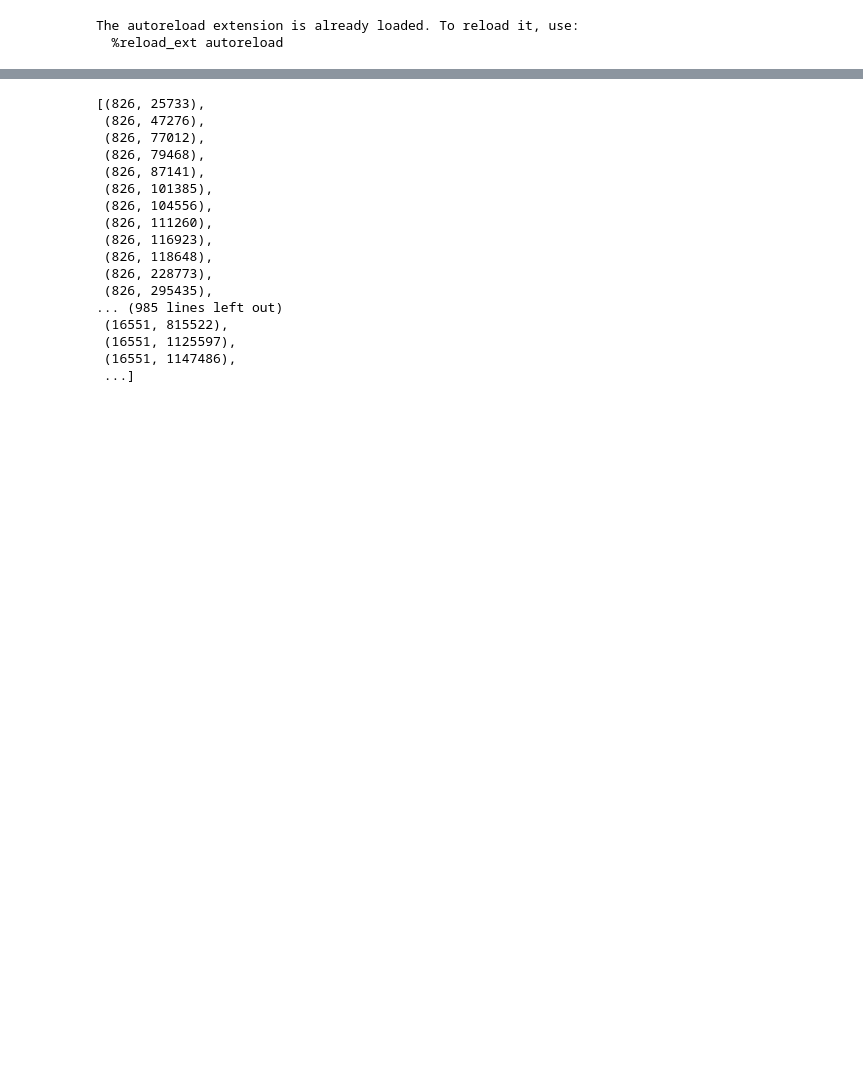
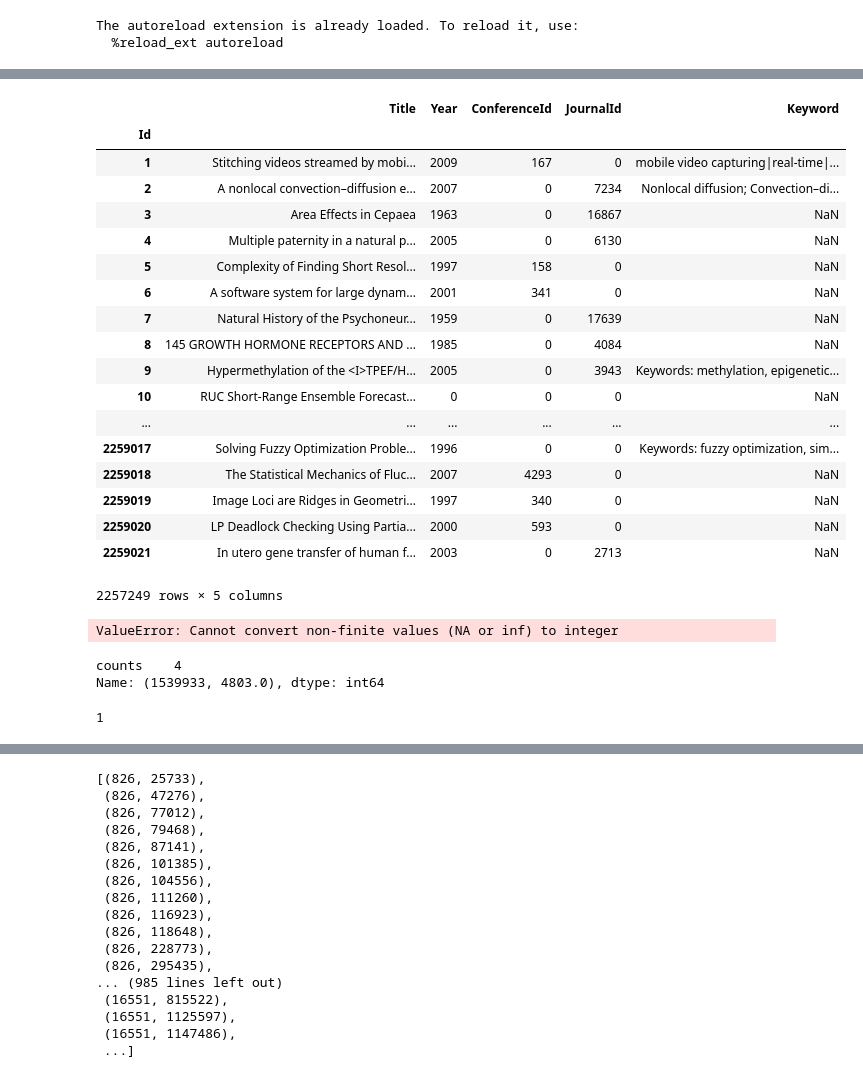
Before and after one commit to thao9611/KDD-Cup, a Jupyter notebook: harry_test.ipynb, the cells around one changed output, grey strips where cells are left out. Saved outputs shown, nothing was run; the diff lists cells and outputs as text; code cells hidden in the pictures; blank space fills up the shorter version.

```diff
--- a/harry_test.ipynb
+++ b/harry_test.ipynb
@@ -15,0 +55,51 @@ validset = pd.read_csv('dataRev2/Valid.csv')
+# %%
+papers = dataset['paper'].set_index('Id')
+papers
+
+#papers.loc[1359549]['ConferenceId']
+# %% [output]
+|  | Title | Year | ConferenceId | JournalId | Keyword |
+| Id |  |  |  |  |  |
+| 1 | Stitching videos streamed by mobi... | 2009 | 167 | 0 | mobile video capturing|real-time|... |
+| 2 | A nonlocal convection–diffusion e... | 2007 | 0 | 7234 | Nonlocal diffusion; Convection–di... |
+| 3 | Area Effects in Cepaea | 1963 | 0 | 16867 | NaN |
+| 4 | Multiple paternity in a natural p... | 2005 | 0 | 6130 | NaN |
+| 5 | Complexity of Finding Short Resol... | 1997 | 158 | 0 | NaN |
+| 6 | A software system for large dynam... | 2001 | 341 | 0 | NaN |
+| 7 | Natural History of the Psychoneur... | 1959 | 0 | 17639 | NaN |
+| 8 | 145 GROWTH HORMONE RECEPTORS AND ... | 1985 | 0 | 4084 | NaN |
+| 9 | Hypermethylation of the <I>TPEF/H... | 2005 | 0 | 3943 | Keywords: methylation, epigenetic... |
+| 10 | RUC Short-Range Ensemble Forecast... | 0 | 0 | 0 | NaN |
+| ... | ... | ... | ... | ... | ... |
+| 2259017 | Solving Fuzzy Optimization Proble... | 1996 | 0 | 0 | Keywords: fuzzy optimization, sim... |
+| 2259018 | The Statistical Mechanics of Fluc... | 2007 | 4293 | 0 | NaN |
+| 2259019 | Image Loci are Ridges in Geometri... | 1997 | 340 | 0 | NaN |
+| 2259020 | LP Deadlock Checking Using Partia... | 2000 | 593 | 0 | NaN |
+| 2259021 | In utero gene transfer of human f... | 2003 | 0 | 2713 | NaN |
+2257249 rows × 5 columns
+# %%
+a = (dataset['paper']['Id'] == 5)
+conferences = dataset['conference']
+cid = dataset['paper'][a].iloc[0]['ConferenceId']
+
+b = (conferences['Id'] == cid)
+merged_info = pd.merge(dataset['paper_author'], dataset['paper'], how='left', left_on='PaperId', right_on='Id')
+merged_info['ConferenceId'].astype(np.int64)
+merged_info = merged_info[['AuthorId', 'PaperId','ConferenceId']].groupby(['AuthorId', 'ConferenceId'])
+
+ac_counts = merged_info.size().reset_index(name='counts').set_index(['AuthorId', 'ConferenceId'])
+#print(ac_counts)
+# %% [output]
+ValueError: Cannot convert non-finite values (NA or inf) to integer
+# %%
+
+ac_counts.loc[1539933, float(4803)]
+# %% [output]
+counts    4
+Name: (1539933, 4803.0), dtype: int64
+# %%
+
+cond2 = (result['PaperId'] == 1) & (result['AuthorId'] == 972575)
+len(result[cond2])
+# %% [output]
+1
```
Also changed, not shown: parts of 3 cells of this notebook, 3 other files.
